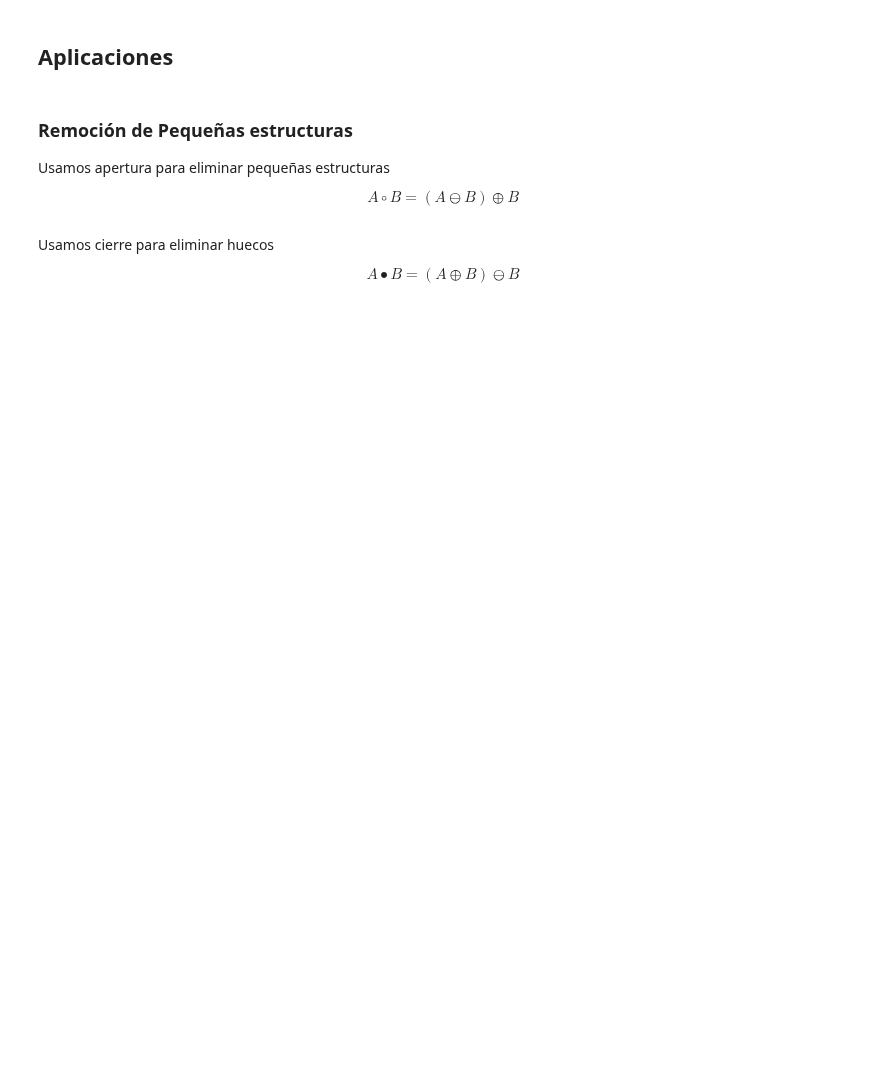
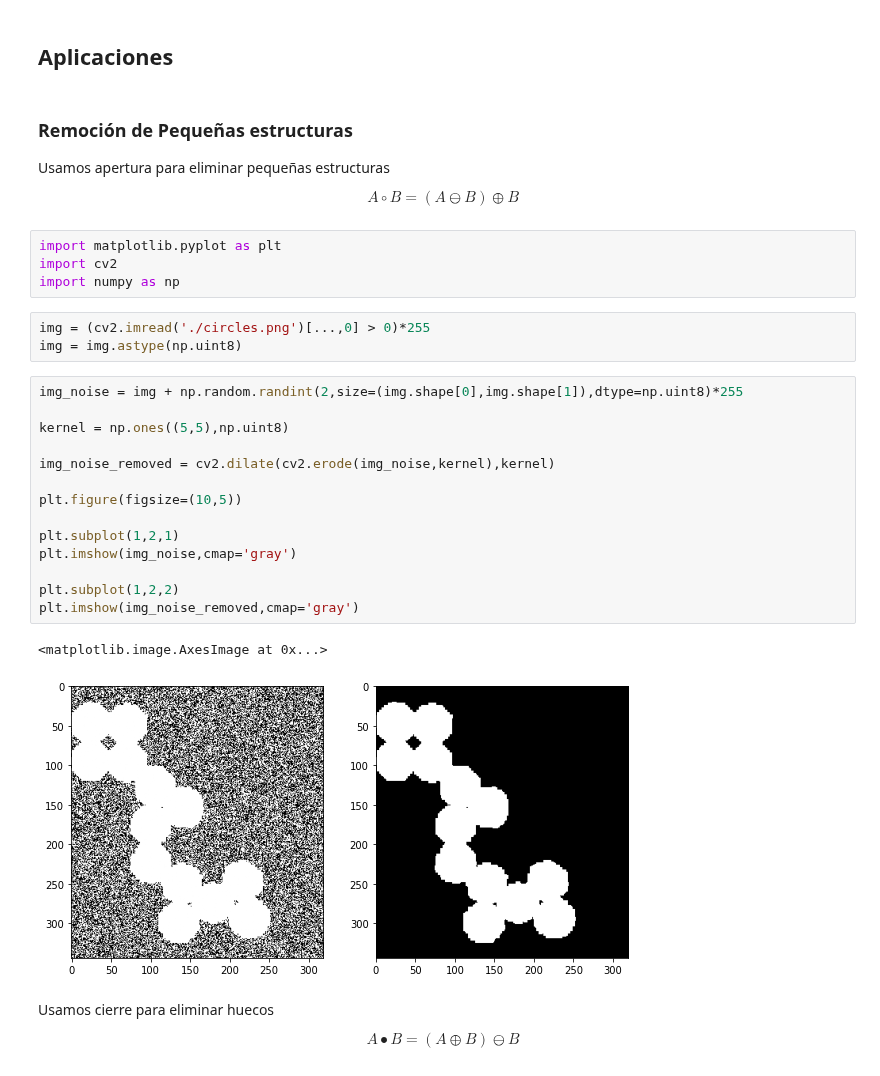
Before and after one commit to UN-GCPDS/Procesamiento-Digital-De-Imagenes, a Jupyter notebook: 2-ConceptosBasicosDeImagenes/3-FiltrosMorfologicos.ipynb, the cells around one changed output. Drawn from its saved outputs; the diff is of its cells as text; blank space fills up the shorter version.

```diff
--- a/2-ConceptosBasicosDeImagenes/3-FiltrosMorfologicos.ipynb
+++ b/2-ConceptosBasicosDeImagenes/3-FiltrosMorfologicos.ipynb
@@ -172,6 +174,30 @@ Usamos apertura para eliminar pequeñas estructuras
 $$
     A \circ B = (A \ominus B) \oplus B
 $$
+# %%
+import matplotlib.pyplot as plt
+import cv2
+import numpy as np
+# %%
+img = (cv2.imread('./circles.png')[...,0] > 0)*255
+img = img.astype(np.uint8)
+# %%
+img_noise = img + np.random.randint(2,size=(img.shape[0],img.shape[1]),dtype=np.uint8)*255
+
+kernel = np.ones((5,5),np.uint8)
+
+img_noise_removed = cv2.dilate(cv2.erode(img_noise,kernel),kernel)
+
+plt.figure(figsize=(10,5))
+
+plt.subplot(1,2,1)
+plt.imshow(img_noise,cmap='gray')
+
+plt.subplot(1,2,2)
+plt.imshow(img_noise_removed,cmap='gray')
+# %% [output]
+<matplotlib.image.AxesImage at 0x...>
+[figure, added]
 # %% [markdown]
 Usamos cierre para eliminar huecos
 
```
Also changed, not shown: parts of 3 cells of this notebook.
